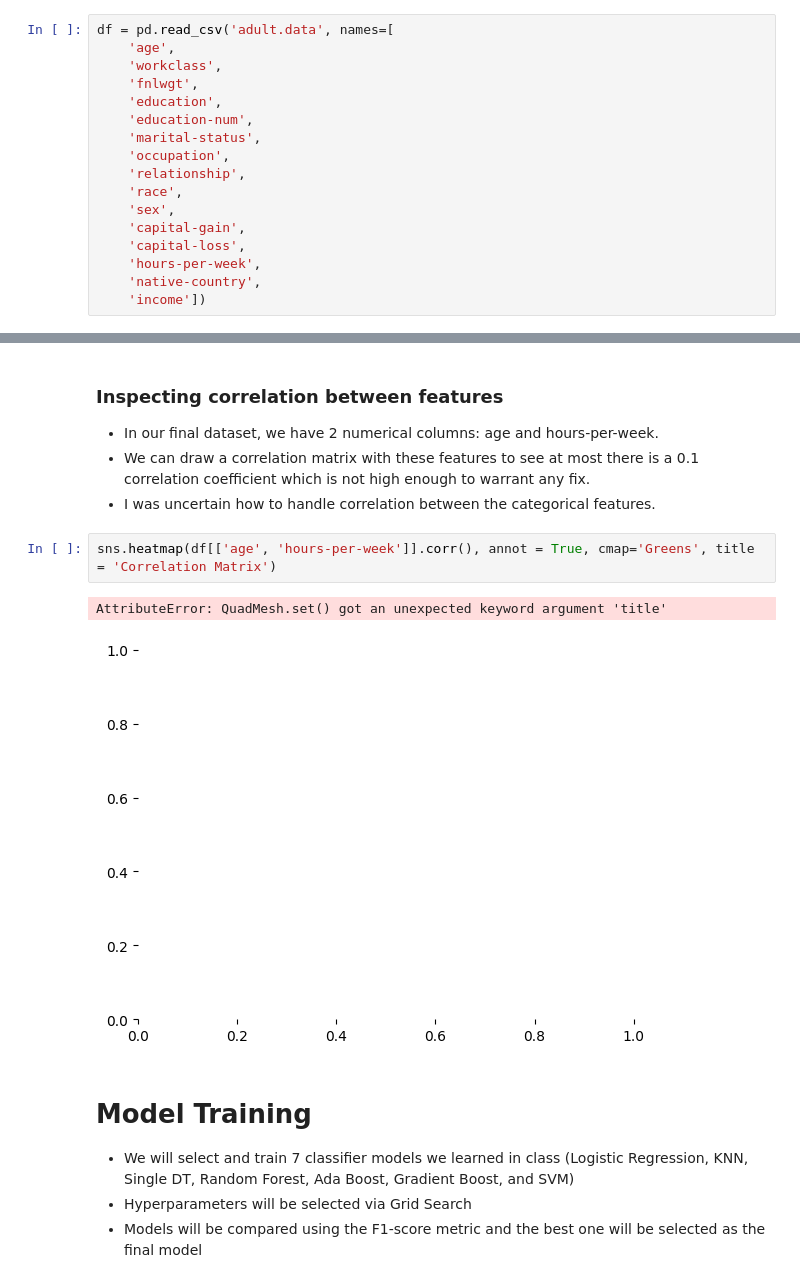
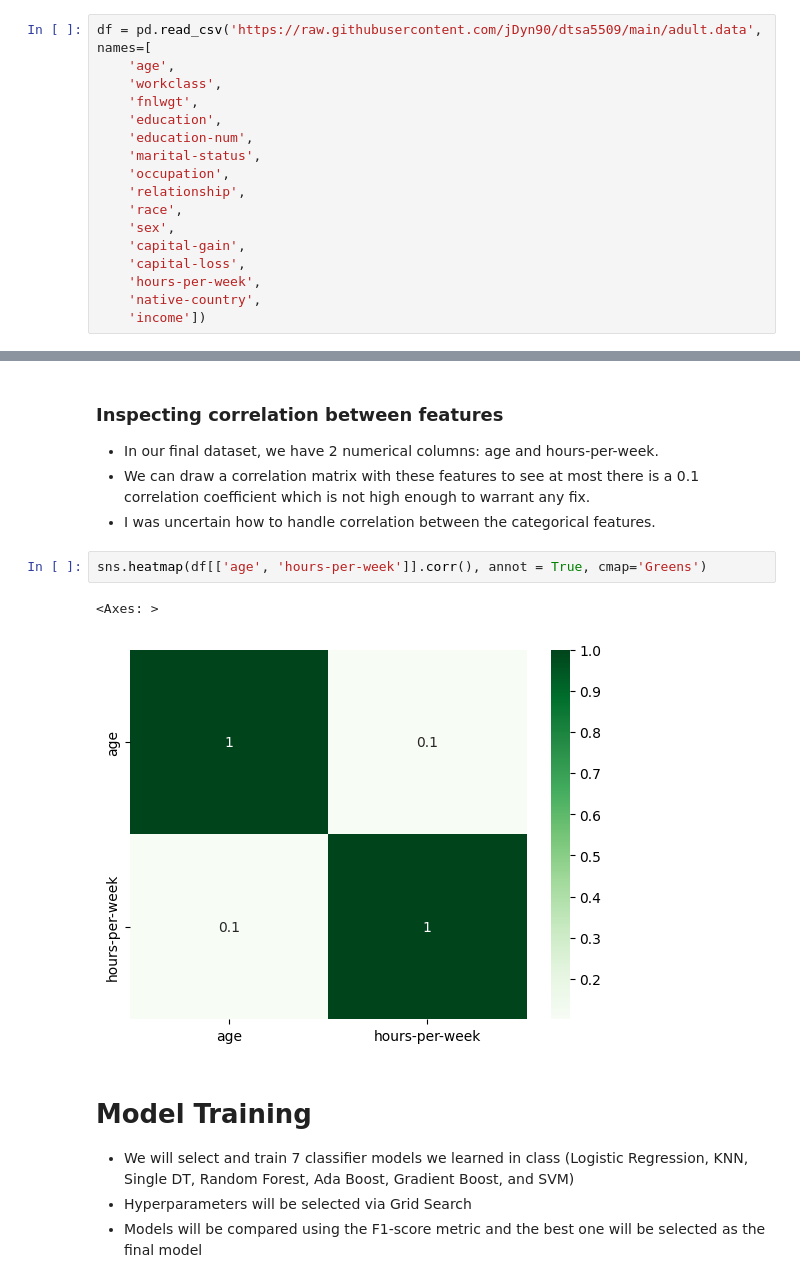
Before and after one commit to jDyn90/dtsa5509, a Jupyter notebook: dtsa5509final.ipynb, the cells around one changed output, grey strips where cells are left out. Drawn from its saved outputs; the diff is of its cells as text.

```diff
--- a/dtsa5509final.ipynb
+++ b/dtsa5509final.ipynb
@@ -59,7 +59,7 @@ table {float:left}
 First, we read in the CSV and give each column a header/title matching to the variable recorded in it. <br>
 Then, let's strip any whitespaces out of the string columns to make it easier to read later in EDA. <br>
 # %%
-df = pd.read_csv('adult.data', names=[
+df = pd.read_csv('https://raw.githubusercontent.com/jDyn90/dtsa5509/main/adult.data', names=[
     'age',
     'workclass',
     'fnlwgt',
@@ -415,10 +415,10 @@ df['income'].value_counts().plot(kind = 'bar', title = 'Bar chart of income')
 * We can draw a correlation matrix with these features to see at most there is a 0.1 correlation coefficient which is not high enough to warrant any fix.
 * I was uncertain how to handle correlation between the categorical features.
 # %%
-sns.heatmap(df[['age', 'hours-per-week']].corr(), annot = True, cmap='Greens', title = 'Correlation Matrix')
+sns.heatmap(df[['age', 'hours-per-week']].corr(), annot = True, cmap='Greens')
 # %% [output]
-AttributeError: QuadMesh.set() got an unexpected keyword argument 'title'
+<Axes: >
-[figure, old version]
+[figure, new version]
 # %% [markdown]
 # Model Training
 * We will select and train 7 classifier models we learned in class (Logistic Regression, KNN, Single DT, Random Forest, Ada Boost, Gradient Boost, and SVM)
```
Also changed, not shown: parts of 12 cells of this notebook.
